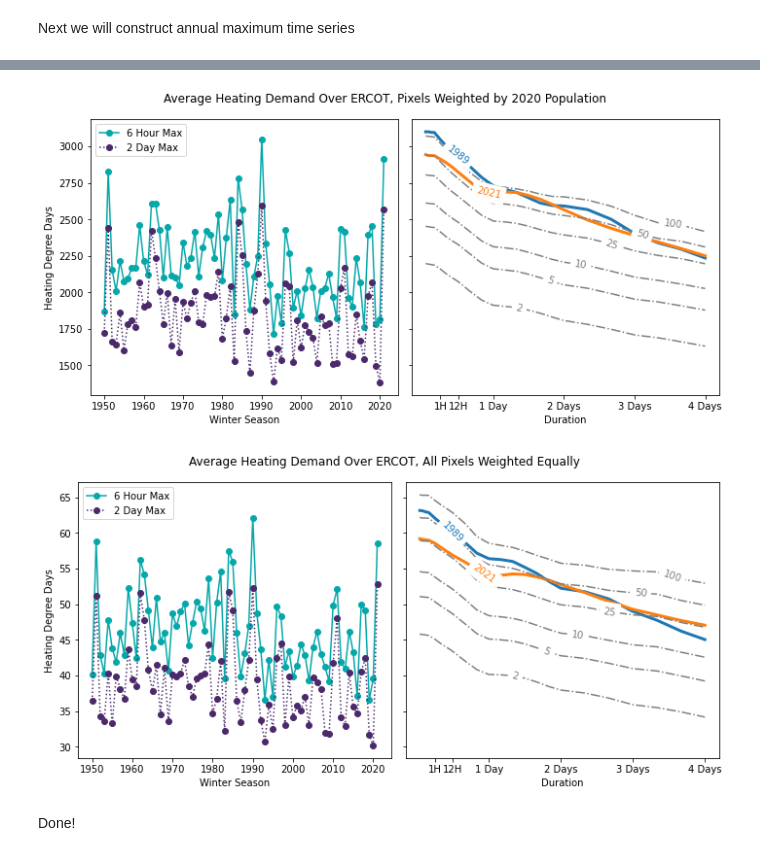
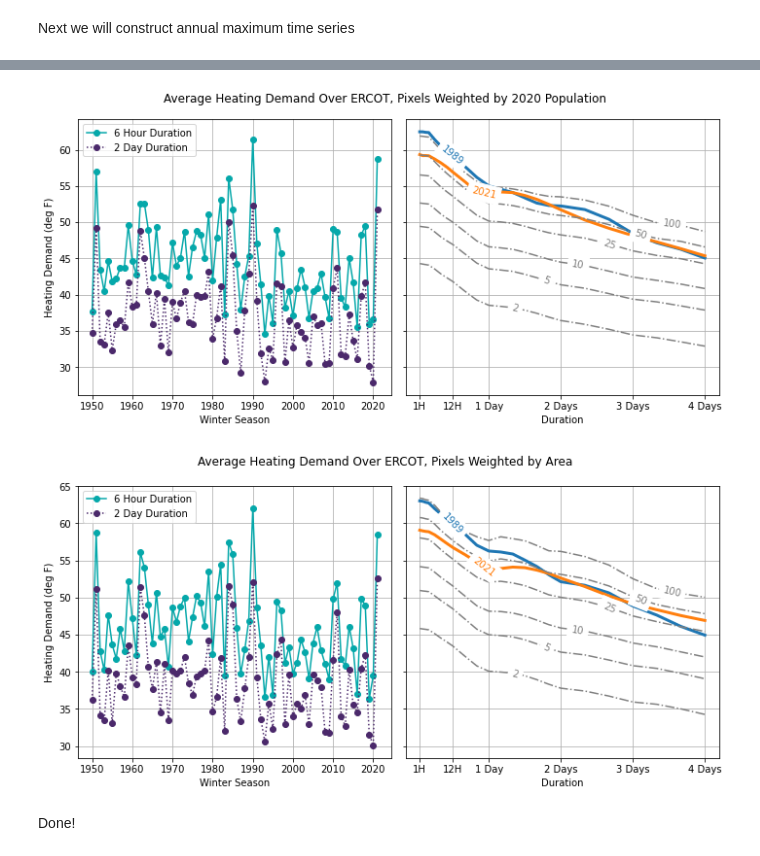
Before and after one commit to jdossgollin/2021-TXtreme, a Jupyter notebook: scripts/hdd_idf.ipynb, the cells around one changed output, grey strips where cells are left out. Cells and saved outputs as stored; diff of their text form; code cells hidden in the pictures.

Commit message:
Fix area weighting

```diff
--- a/scripts/hdd_idf.ipynb
+++ b/scripts/hdd_idf.ipynb
@@ -83,13 +100,13 @@ RETURN_PERIODS = [2, 5, 10, 25, 50, 100]
 # %%
 plot_info = [
     [
-        hdd_annual["hdd_pop_weighted"].sel(pop_year=2020),
+        hdd_annual["pop_weighted"].sel(pop_year=2020),
         "Average Heating Demand Over ERCOT, Pixels Weighted by 2020 Population",
         figname("ERCOT_HDD_weighted2020.pdf"),
     ],
     [
-        hdd_annual["hdd_unweighted"],
-        "Average Heating Demand Over ERCOT, All Pixels Weighted Equally",
+        hdd_annual["area_weighted"],
+        "Average Heating Demand Over ERCOT, Pixels Weighted by Area",
         figname("ERCOT_HDD_unweighted.pdf"),
     ],
 ]
@@ -102,14 +119,17 @@ for obs, title, fname in plot_info:
 
     # Plot Time Series
     ax = axes[0]
-    obs.sel(duration=6).plot(ax=ax, label="6 Hour Max", color="#05A8AA", marker="o")
+    obs.sel(duration=6).plot(
+        ax=ax, label="6 Hour Duration", color="#05A8AA", marker="o"
+    )
     obs.sel(duration=48).plot(
-        ax=ax, label="2 Day Max", color="#4B296B", linestyle=":", marker="o"
+        ax=ax, label="2 Day Duration", color="#4B296B", linestyle=":", marker="o"
     )
-    ax.set_ylabel("Heating Degree Days")
+    ax.set_ylabel("Heating Demand (deg F)")
     ax.legend(loc="upper left")
     ax.set_title("")
     ax.set_xlabel("Winter Season")
+    ax.grid()
 
     # Plot IDF CURVE
     ax = axes[1]
@@ -121,37 +141,38 @@ for obs, title, fname in plot_info:
         ax.plot(
             DURATIONS,
             [
                 gev(
                     *gev.fit(
                         obs.sel(duration=duration),
                         0,
-                        loc=1000,
-                        scale=100,
+                        loc=50,
+                        scale=10,
                         optimizer=optimizer,
                     )
                 ).isf(1 / rp)
                 for duration in DURATIONS
             ],
             label=rp,
             color="gray",
             linestyle="-.",
         )
     labelLines(ax.get_lines(), zorder=2.5)
     ax.set_xlabel("Duration")
-    ax.set_xticks([6, 12, 24, 48, 72, 96])
+    ax.set_xticks([1, 12, 24, 48, 72, 96])
     ax.set_xticklabels(["1H", "12H", "1 Day", "2 Days", "3 Days", "4 Days"])
     ax.set_title("")
     ax.set_ylabel("")
+    ax.grid()
 
     fig.subplots_adjust(top=0.925)
     fig.suptitle(title)
 
     fig.canvas.draw()
     fig.tight_layout()
     plt.savefig(fname)
     plt.show()
 # %% [output]
-[figure, old version]
+[figure, new version]
-[figure, old version]
+[figure, new version]
 # %% [markdown]
 Done!
```
Also changed, not shown: parts of 4 cells of this notebook, 2 other files.
